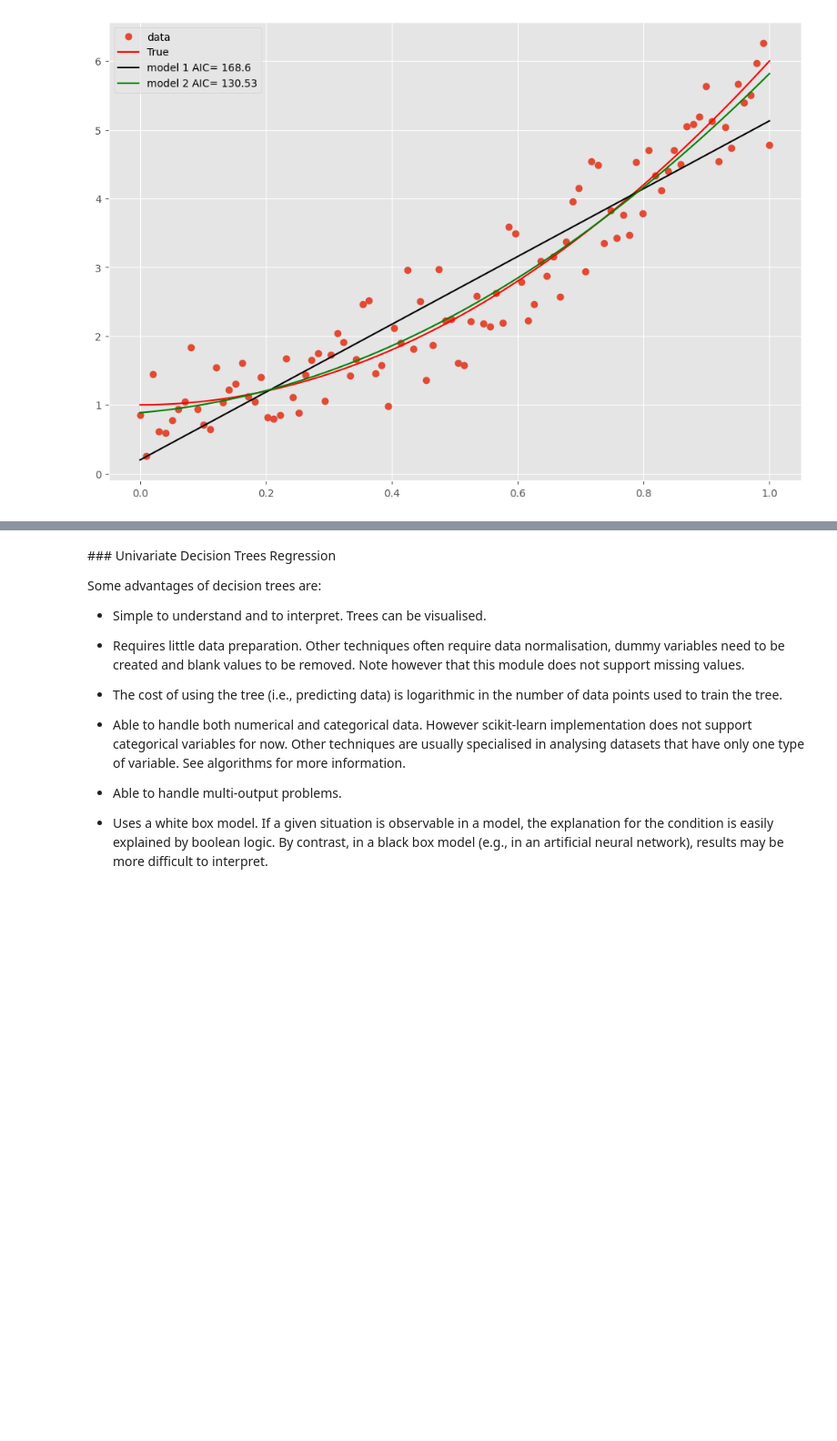
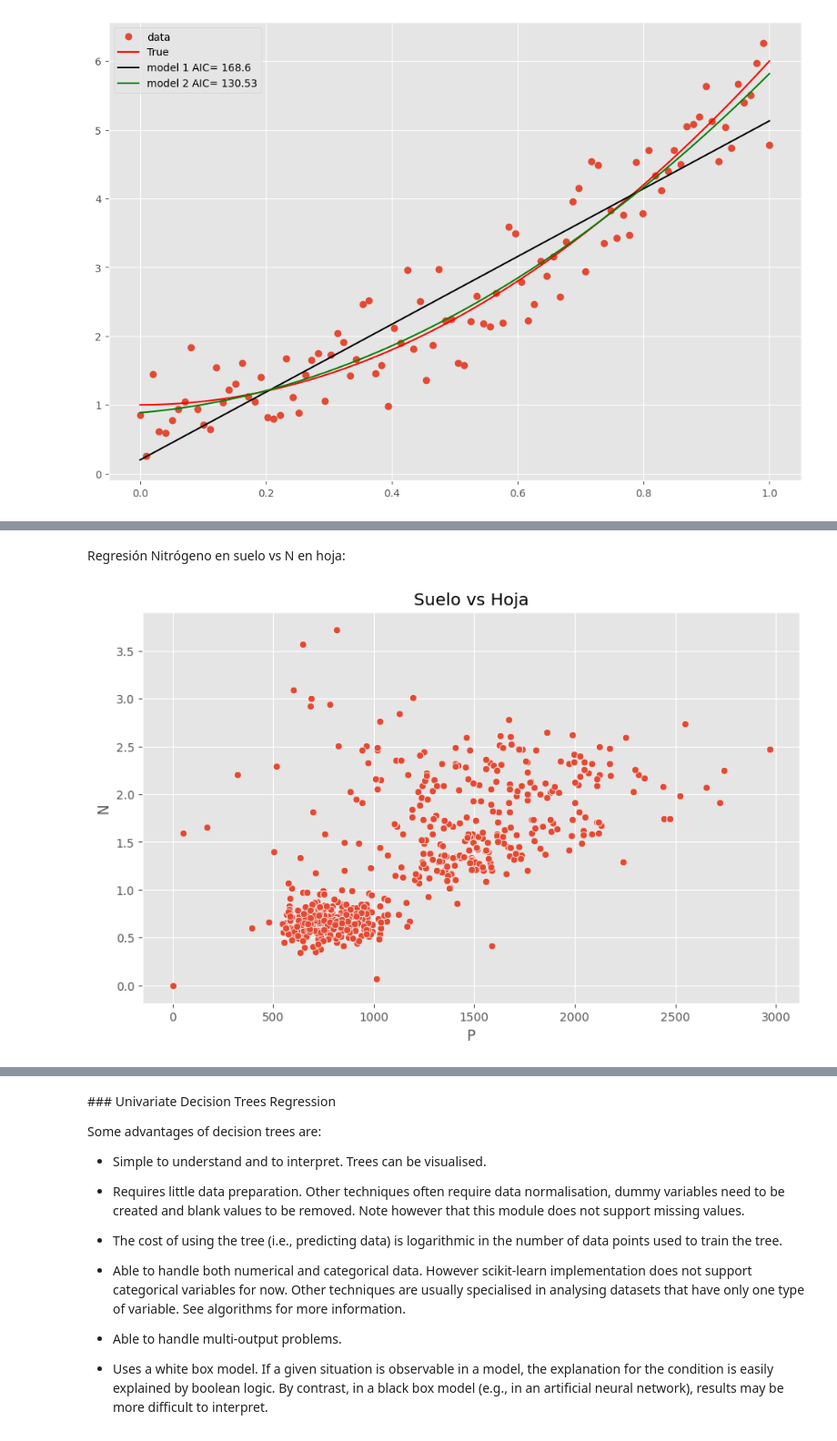
Before and after one commit to raulbenitez/ZUMAIN_course, a Jupyter notebook: analisis_datos_multivariados.ipynb, the cells around one changed output, grey strips where cells are left out. Shown at 91% size. Drawn from its saved outputs; the diff is of its cells as text; code cells hidden in the pictures; blank space fills up the shorter version.

```diff
--- a/analisis_datos_multivariados.ipynb
+++ b/analisis_datos_multivariados.ipynb
@@ -498,0 +490,9 @@ plt.show()
+# %% [markdown]
+Regresión Nitrógeno en suelo vs N en hoja:
+# %%
+fig = plt.figure(figsize=(10,6))
+ax = sns.scatterplot(x="P", y="N", data=df)
+ax.set_title('Suelo vs Hoja')
+plt.show()
+# %% [output]
+[figure, added]
```
Also changed, not shown: parts of 10 cells of this notebook.
